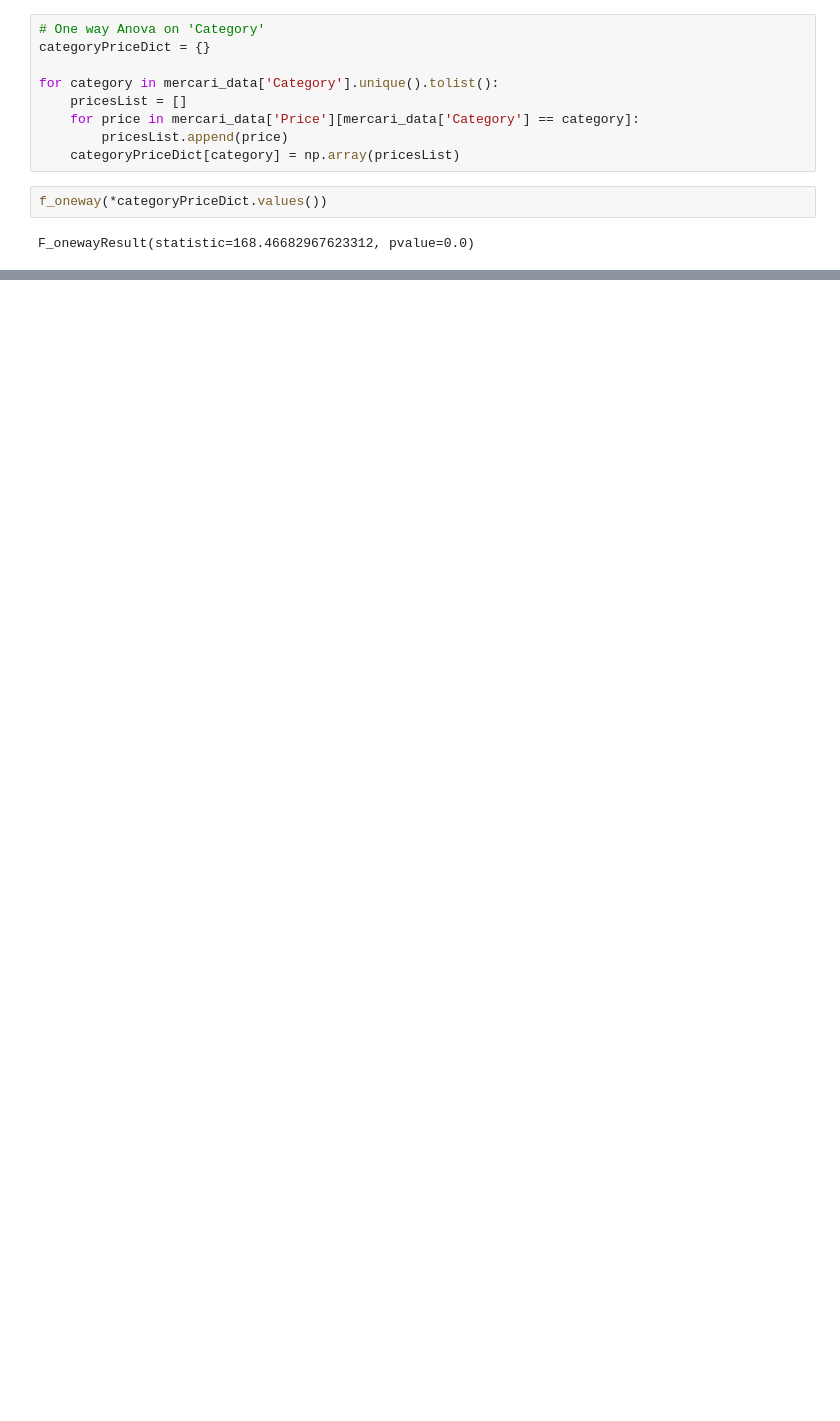
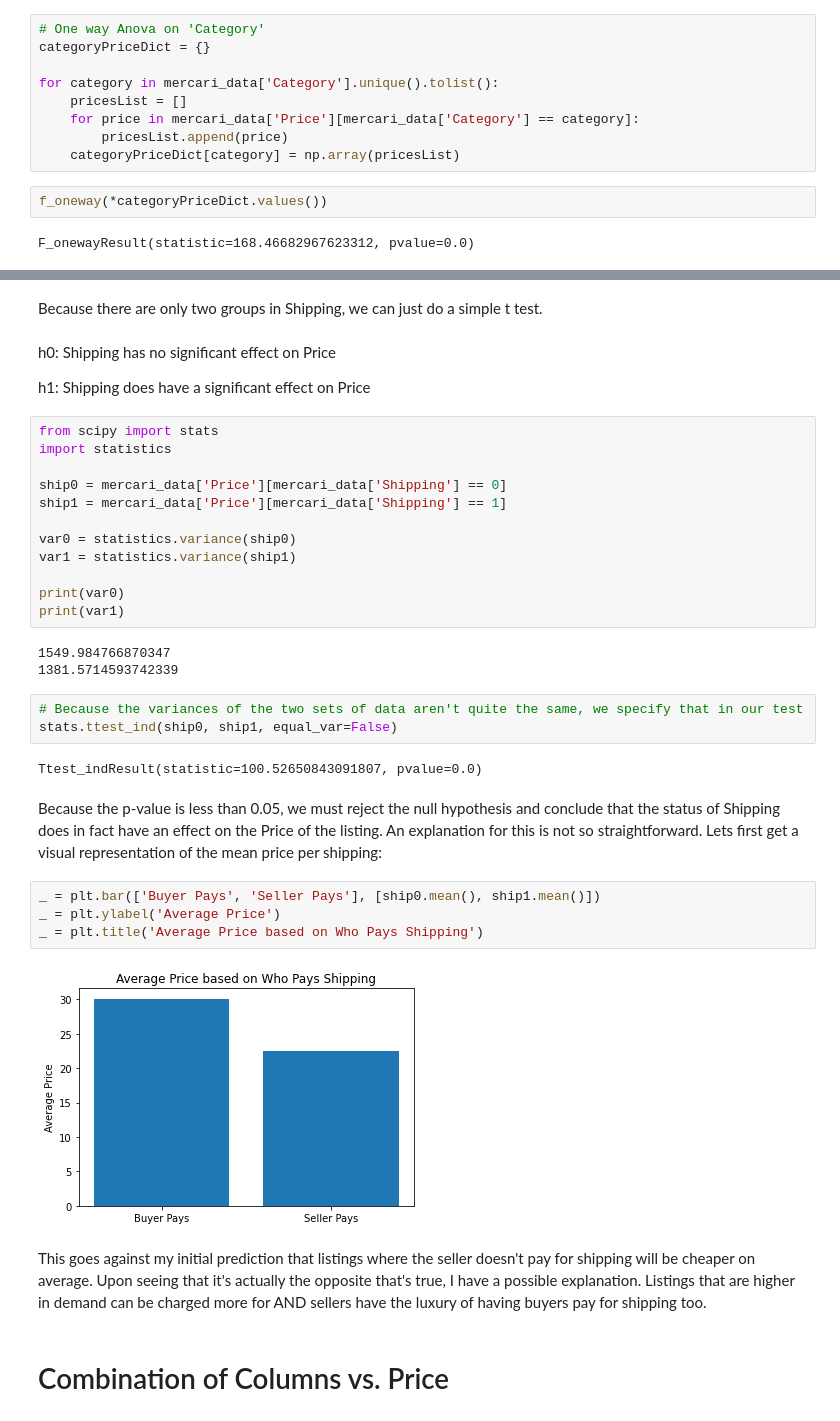
Before and after one commit to CroissantAhhh/GuidedCapstone2, a Jupyter notebook: MercariEDA.ipynb, the cells around one changed output, grey strips where cells are left out. Saved outputs shown, nothing was run; the diff lists cells and outputs as text; blank space fills up the shorter version.

```diff
--- a/MercariEDA.ipynb
+++ b/MercariEDA.ipynb
@@ -258,0 +194,38 @@ F_onewayResult(statistic=168.46682967623312, pvalue=0.0)
+# %% [markdown]
+Because there are only two groups in Shipping, we can just do a simple t test.
+# %% [markdown]
+h0: Shipping has no significant effect on Price
+
+h1: Shipping does have a significant effect on Price
+# %%
+from scipy import stats
+import statistics
+
+ship0 = mercari_data['Price'][mercari_data['Shipping'] == 0]
+ship1 = mercari_data['Price'][mercari_data['Shipping'] == 1]
+
+var0 = statistics.variance(ship0)
+var1 = statistics.variance(ship1)
+
+print(var0)
+print(var1)
+# %% [output]
+1549.984766870347
+1381.5714593742339
+# %%
+# Because the variances of the two sets of data aren't quite the same, we specify that in our test
+stats.ttest_ind(ship0, ship1, equal_var=False)
+# %% [output]
+Ttest_indResult(statistic=100.52650843091807, pvalue=0.0)
+# %% [markdown]
+Because the p-value is less than 0.05, we must reject the null hypothesis and conclude that the status of Shipping does in fact have an effect on the Price of the listing. An explanation for this is not so straightforward. Lets first get a visual representation of the mean price per shipping:
+# %%
+_ = plt.bar(['Buyer Pays', 'Seller Pays'], [ship0.mean(), ship1.mean()])
+_ = plt.ylabel('Average Price')
+_ = plt.title('Average Price based on Who Pays Shipping')
+# %% [output]
+[figure, added]
+# %% [markdown]
+This goes against my initial prediction that listings where the seller doesn't pay for shipping will be cheaper on average. Upon seeing that it's actually the opposite that's true, I have a possible explanation. Listings that are higher in demand can be charged more for AND sellers have the luxury of having buyers pay for shipping too.
+# %% [markdown]
+# Combination of Columns vs. Price
```
Also changed, not shown: parts of 59 cells of this notebook.
